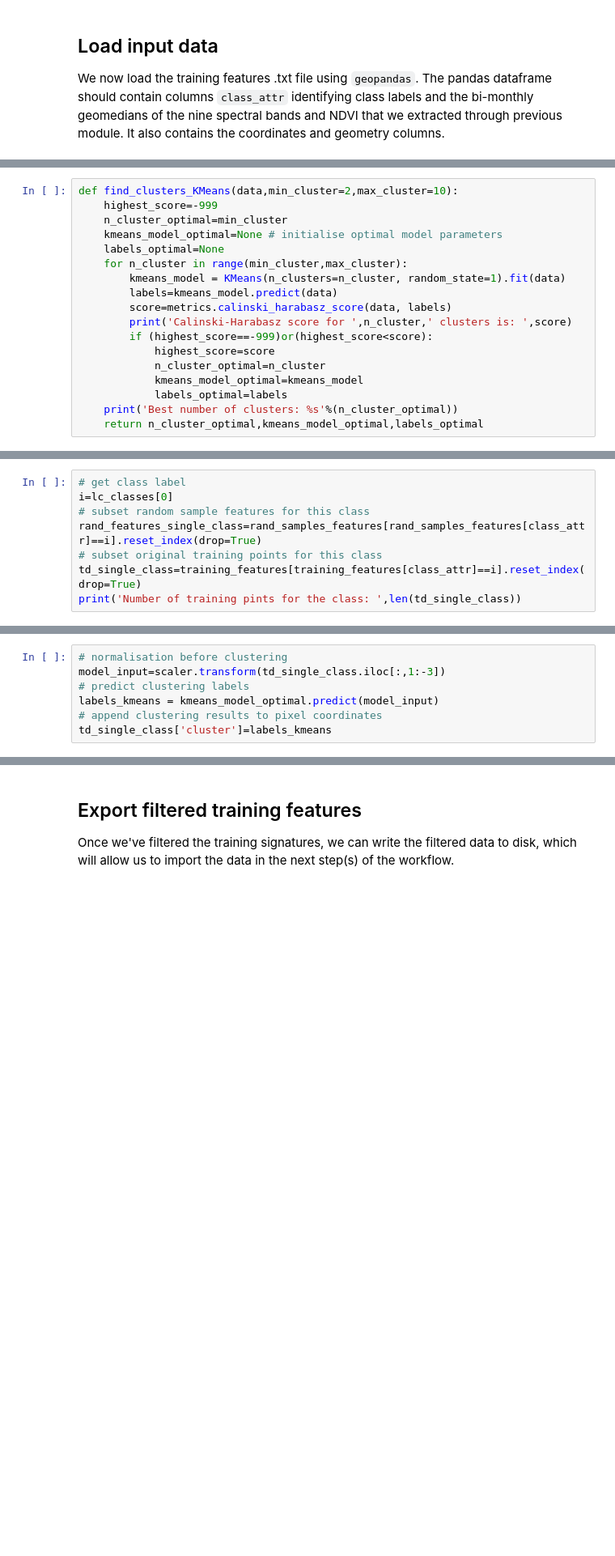
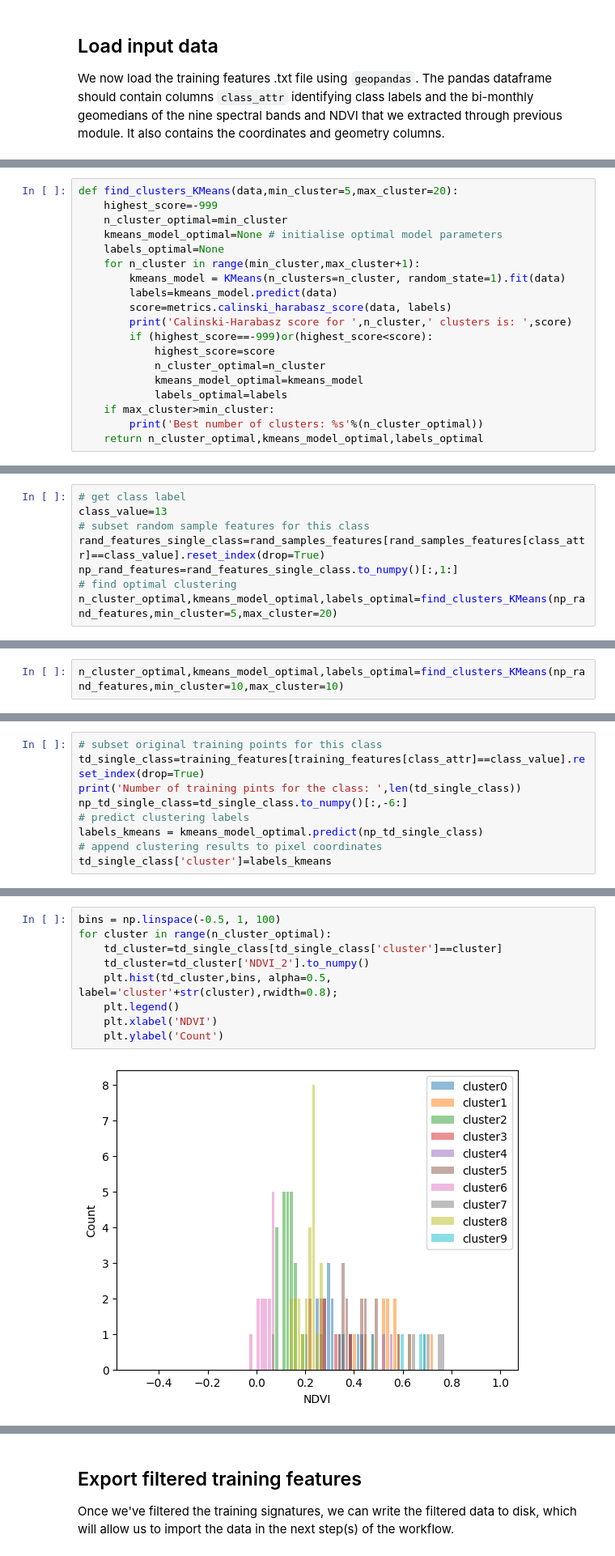
Before and after one commit to frontiersi/FAO_LC_workshop_Rwanda, a Jupyter notebook: 2_Filter_Training_Data.ipynb, the cells around one changed output, grey strips where cells are left out. Shown at 81% size. Drawn from its saved outputs; the diff is of its cells as text; blank space fills up the shorter version.

Commit message:
additional kmeans finetune option add visualisation

```diff
--- a/2_Filter_Training_Data.ipynb
+++ b/2_Filter_Training_Data.ipynb
@@ -92,10 +190,10 @@ Here we put the procedures in identifying the optimal clustering into a function
 # %%
-def find_clusters_KMeans(data,min_cluster=2,max_cluster=10):
+def find_clusters_KMeans(data,min_cluster=5,max_cluster=20):
     highest_score=-999
     n_cluster_optimal=min_cluster
     kmeans_model_optimal=None # initialise optimal model parameters
     labels_optimal=None
-    for n_cluster in range(min_cluster,max_cluster):
+    for n_cluster in range(min_cluster,max_cluster+1):
         kmeans_model = KMeans(n_clusters=n_cluster, random_state=1).fit(data)
         labels=kmeans_model.predict(data)
         score=metrics.calinski_harabasz_score(data, labels)
@@ -105,5 +203,6 @@ def find_clusters_KMeans(data,min_cluster=2,max_cluster=10):
             n_cluster_optimal=n_cluster
             kmeans_model_optimal=kmeans_model
             labels_optimal=labels
-    print('Best number of clusters: %s'%(n_cluster_optimal))
+    if max_cluster>min_cluster:
+        print('Best number of clusters: %s'%(n_cluster_optimal))
     return n_cluster_optimal,kmeans_model_optimal,labels_optimal
@@ -112,8 +213,8 @@ Using the above function, we now cluster the training features for the first cla
 # %%
 # get class label
-i=lc_classes[0]
+class_value=13
 # subset random sample features for this class
-rand_features_single_class=rand_samples_features[rand_samples_features[class_attr]==i].reset_index(drop=True)
-# subset original training points for this class
-td_single_class=training_features[training_features[class_attr]==i].reset_index(drop=True)
-print('Number of training pints for the class: ',len(td_single_class))
+rand_features_single_class=rand_samples_features[rand_samples_features[class_attr]==class_value].reset_index(drop=True)
+np_rand_features=rand_features_single_class.to_numpy()[:,1:]
+# find optimal clustering
+n_cluster_optimal,kmeans_model_optimal,labels_optimal=find_clusters_KMeans(np_rand_features,min_cluster=5,max_cluster=20)
@@ -130,0 +241,2 @@ n_cluster_optimal,kmeans_model_optimal,labels_optimal=find_clusters_KMeans(rand_
+# %%
+n_cluster_optimal,kmeans_model_optimal,labels_optimal=find_clusters_KMeans(np_rand_features,min_cluster=10,max_cluster=10)
@@ -133,7 +247,9 @@ After identifying the optimal clustering, we can apply the optimal K-Means model
 # %%
-# normalisation before clustering
-model_input=scaler.transform(td_single_class.iloc[:,1:-3])
+# subset original training points for this class
+td_single_class=training_features[training_features[class_attr]==class_value].reset_index(drop=True)
+print('Number of training pints for the class: ',len(td_single_class))
+np_td_single_class=td_single_class.to_numpy()[:,-6:]
 # predict clustering labels
-labels_kmeans = kmeans_model_optimal.predict(model_input)
+labels_kmeans = kmeans_model_optimal.predict(np_td_single_class)
 # append clustering results to pixel coordinates
 td_single_class['cluster']=labels_kmeans
@@ -139,0 +260,11 @@ td_single_class['cluster']=labels_kmeans
+# %%
+bins = np.linspace(-0.5, 1, 100)
+for cluster in range(n_cluster_optimal):
+    td_cluster=td_single_class[td_single_class['cluster']==cluster]
+    td_cluster=td_cluster['NDVI_2'].to_numpy()
+    plt.hist(td_cluster,bins, alpha=0.5, label='cluster'+str(cluster),rwidth=0.8);
+    plt.legend()
+    plt.xlabel('NDVI')
+    plt.ylabel('Count')
+# %% [output]
+[figure, added]
```
Also changed, not shown: parts of 39 cells of this notebook, 14 other files.
